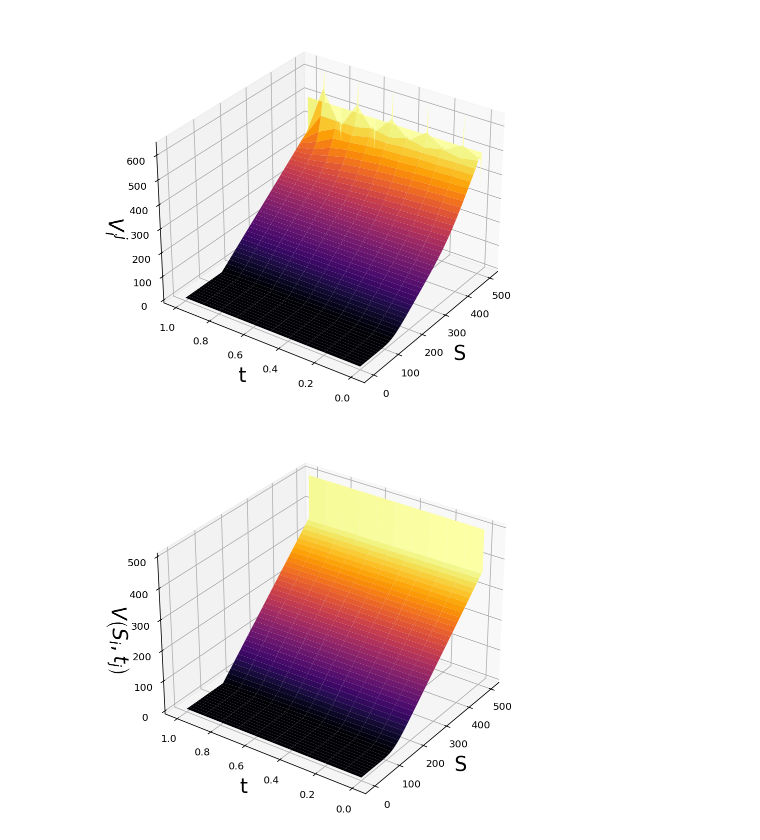
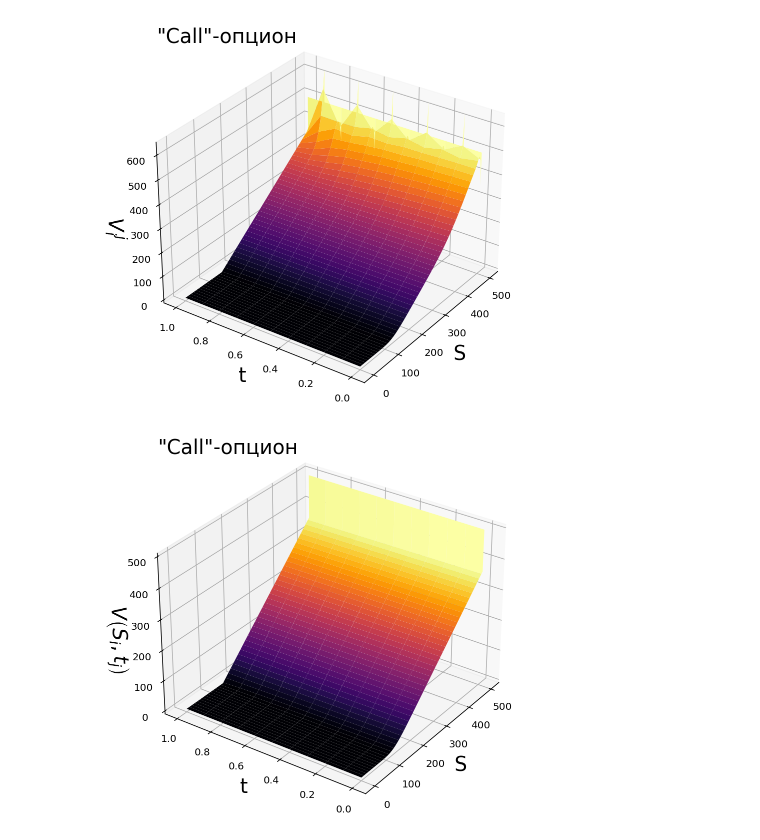
Before and after one commit to MeShootIn/computational-mathematics, a Jupyter notebook: lab_1/4.ipynb, the cells around one changed output. Cells and saved outputs as stored; diff of their text form; code cells hidden in the pictures.

```diff
--- a/lab_1/4.ipynb
+++ b/lab_1/4.ipynb
@@ -114,12 +114,12 @@ def weighting_difference_scheme(S_max,
                                 h,
                                 alpha=1 / 2,
                                 option='Call'):
-    #     # Коэффициенты
+    # Коэффициенты
     def a_i(i):
         return (sigma**2 * i**2 - r * i) / 2
 
     def b_i(i):
-        return -(sigma**2 * i**2 + r)
+        return -(sigma**2 * i**2 + r) + 1 / ((alpha - 1) * tau)
 
     def c_i(i):
         return (sigma**2 * i**2 + r * i) / 2
@@ -128,7 +128,8 @@ def weighting_difference_scheme(S_max,
     def right_side(j, i):
         return V[j + 1][i - 1] * (
             alpha / (alpha - 1)) * a_i(i) + V[j + 1][i] * (
-                (alpha / (alpha - 1)) * b_i(i) + 1 /
+                (alpha / (alpha - 1)) * b_i(i) - alpha / (tau *
+                                                          (alpha - 1)**2) + 1 /
                 ((alpha - 1) * tau)) + V[j + 1][i + 1] * (alpha /
                                                           (alpha - 1)) * c_i(i)
 
@@ -143,8 +144,7 @@ def weighting_difference_scheme(S_max,
 
     for j in range(m - 2, -1, -1):
         a_coeff = np.array([a_i(i) for i in range(1, n - 1)])
-        b_coeff = np.array(
-            [b_i(i) + 1 / ((alpha - 1) * tau) for i in range(1, n - 1)])
+        b_coeff = np.array([b_i(i) for i in range(1, n - 1)])
         c_coeff = np.array([c_i(i) for i in range(1, n - 1)])
         d_coeff = np.array([right_side(j, i) for i in range(1, n - 1)])
         d_coeff[0] = d_coeff[0] - a_coeff[0] * V[j][0]
@@ -188,13 +188,18 @@ def get_max_error(V, tau, h, E, r, sigma, T, option='Call'):
 
 
 # Исследование устойчивости весовой схемы
-def analyze(S_max, T, E, r, sigma, option, tau, h):
+def analyze(S_max, T, E, r, sigma, tau, h, option):
     def graph(S, t, V, z_label):
         X, Y = np.meshgrid(S, t)
         Z = V
 
         fig = pylab.figure()
         ax = fig.gca(projection='3d')
+        ax.text2D(0.05,
+                  0.95,
+                  '"' + option + '"-опцион',
+                  fontsize=20,
+                  transform=ax.transAxes)
         ax.set_xlabel('S', fontsize=20)
         ax.set_ylabel('t', fontsize=20)
         ax.set_zlabel(z_label, fontsize=20)
@@ -222,18 +227,20 @@ def analyze(S_max, T, E, r, sigma, option, tau, h):
         '$%s$' %
         r'\left | V\left ( S_{i},t_{j} \right ) - {V_{i}}^{j} \right |'
     }
+
     graph(S, t, V, z_label['solution'])
     graph(S, t, V_real, z_label['real'])
     graph(S, t, np.absolute(V_real - V), z_label['error'])
 # %%
-analyze(S_max=500,
-        T=1,
-        E=140,
-        r=0.05,
-        sigma=0.2,
-        option='Call',
-        tau=1e-1,
-        h=1e-1)
+S_max = 500
+T = 1
+E = 140
+r = 0.05
+sigma = 0.2
+tau = h = 1e-1
+
+analyze(S_max, T, E, r, sigma, tau, h, 'Call')
+analyze(S_max, T, E, r, sigma, tau, h, 'Put')
 # %% [output]
-[figure, old version]
+[figure, new version]
-[figure, old version]
+[figure, new version]
```
Also changed, not shown: parts of 1 cell of this notebook, 2 other files.
